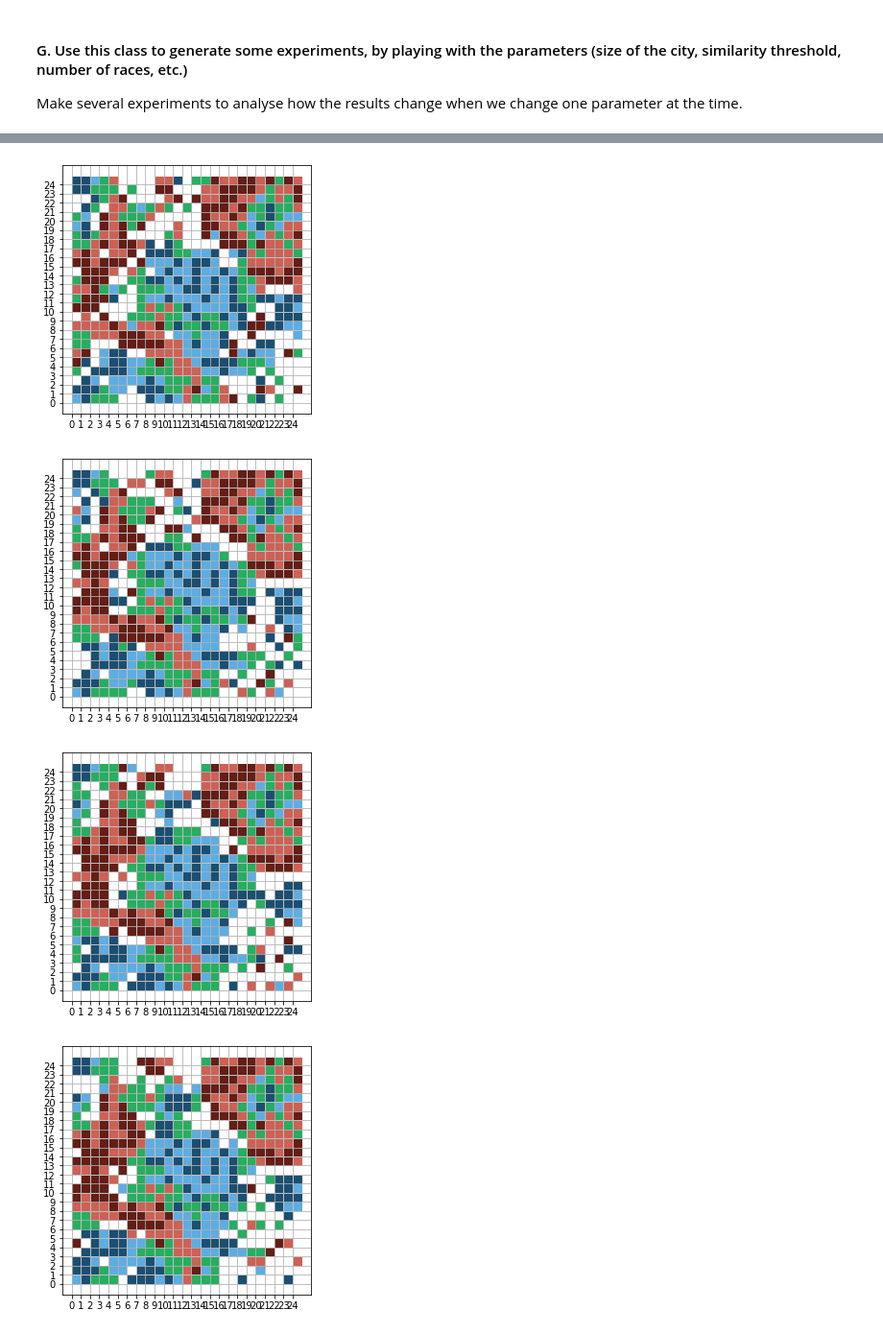
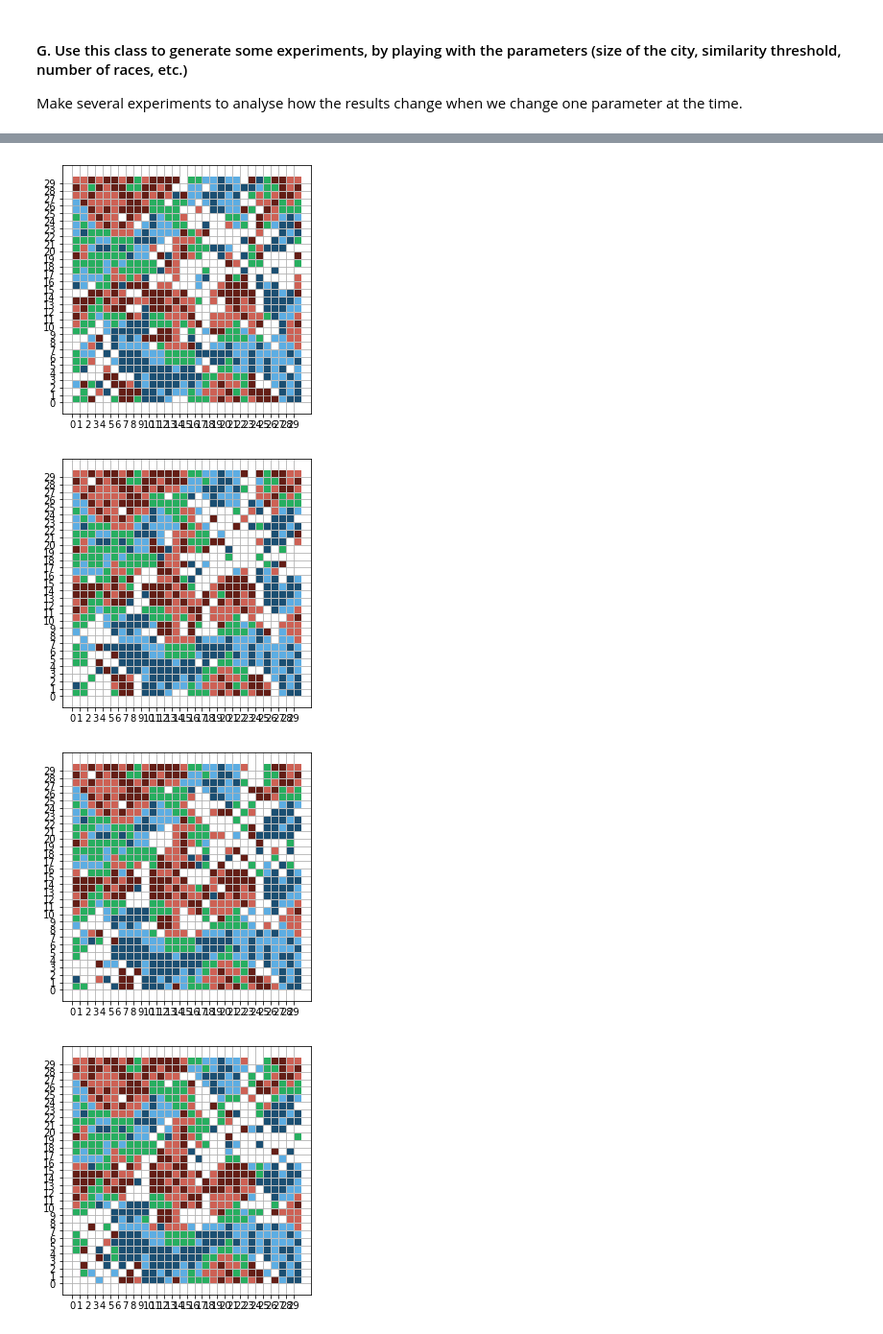
Before and after one commit to PythonForEconomicsWeek2022/SchellingModel, a Jupyter notebook: schelling_project-Aryan.ipynb, the cells around one changed output, grey strips where cells are left out. Shown at 96% size. Drawn from its saved outputs; the diff is of its cells as text; code cells hidden in the pictures.

```diff
--- a/schelling_project-Aryan.ipynb
+++ b/schelling_project-Aryan.ipynb
@@ -152,7 +152,7 @@ class Schelling_Advanced:
         counter = 1
         fig, ax = plt.subplots()
         for key,value in self.agents.items():
-            ax.scatter(key[0]+0.5,key[1]+0.5, marker = 's',s=50,c=colour[value])
+            ax.scatter(key[0]+0.5,key[1]+0.5, marker = 's',s=35,c=colour[value])
         plt.subplots_adjust(left=0, right=0.6, bottom=0.1,top=1)
         plt.grid()
         plt.xticks(list(range(self.width)))
@@ -296,7 +296,7 @@ class Schelling_Advanced:
             if index >= similarity_index_threshold:
                 break
 # %%
-city_2 = Schelling_Advanced(25,25,0.2,0.4,100,5)
+city_2 = Schelling_Advanced(30,30,0.2,0.4,100,5)
 #city_2.populate()
 #city_2.plot_city()
 #city_2.is_unsatisfied((5,3))
@@ -314,4 +314,4 @@ city_2.simulation(0.90)
-[figure, old version]
+[figure, new version]
-[figure, old version]
+[figure, new version]
-[figure, old version]
+[figure, new version]
-[figure, old version]
+[figure, new version]
```
Also changed, not shown: parts of 1 cell of this notebook.
